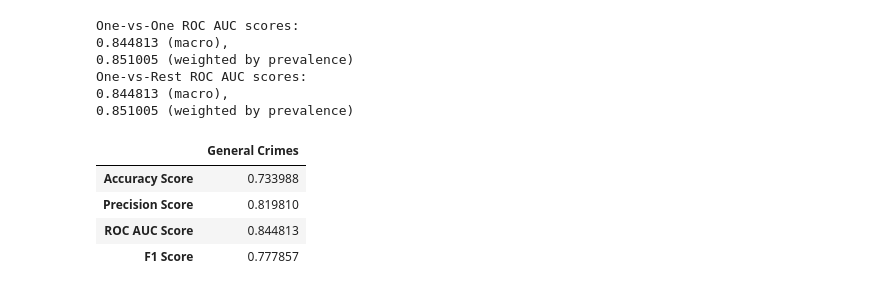
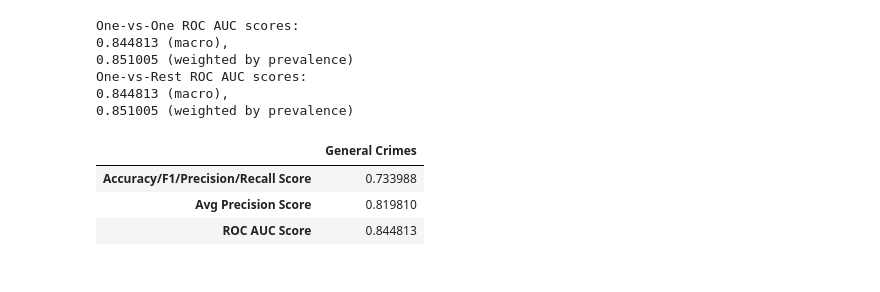
Before and after one commit to hudsonbat/Data-205, a Jupyter notebook: MCCrime_NN2.ipynb, the cells around one changed output. Cells and saved outputs as stored; diff of their text form; code cells hidden in the pictures.

Commit message:
Final NN General Crime

```diff
--- a/MCCrime_NN2.ipynb
+++ b/MCCrime_NN2.ipynb
@@ -537,12 +535,11 @@ f1 = 2*(avg_recall*avg_precision)/(avg_recall + avg_precision)
 # %%
-results = pd.DataFrame({'General Crimes': [avg_acc, avg_precision, avg_auc, f1]})
+results = pd.DataFrame({'General Crimes': [avg_acc, avg_precision, avg_auc]})
 
-results.index = ['Accuracy Score', 'Precision Score','ROC AUC Score',' F1 Score']
+results.index = ['Accuracy/F1/Precision/Recall Score', 'Avg Precision Score','ROC AUC Score']
 
 results
 # %% [output]
 |  | General Crimes |
-| Accuracy Score | 0.733988 |
-| Precision Score | 0.819810 |
+| Accuracy/F1/Precision/Recall Score | 0.733988 |
+| Avg Precision Score | 0.819810 |
 | ROC AUC Score | 0.844813 |
-| F1 Score | 0.777857 |
```
Also changed, not shown: parts of 1 cell of this notebook.
